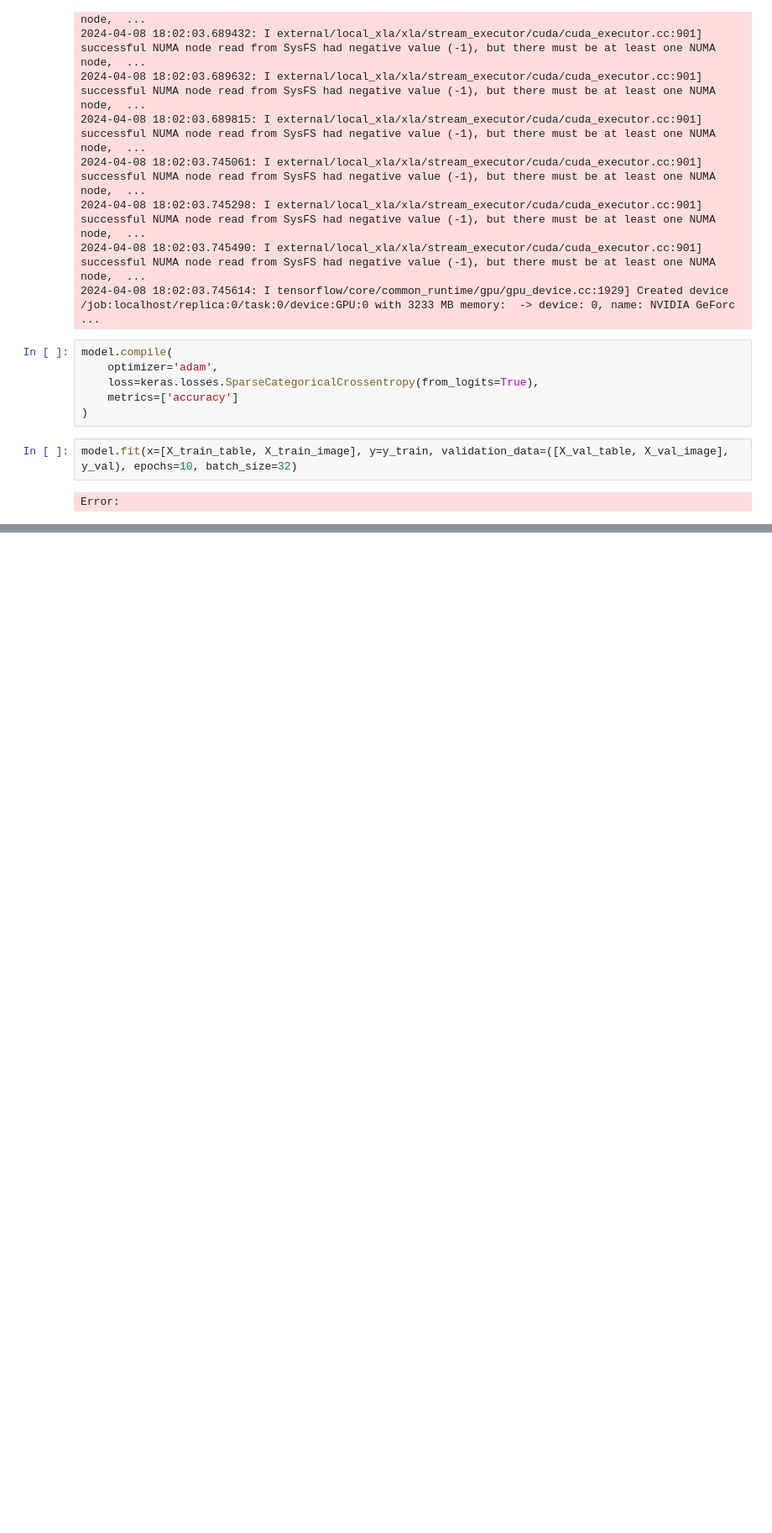
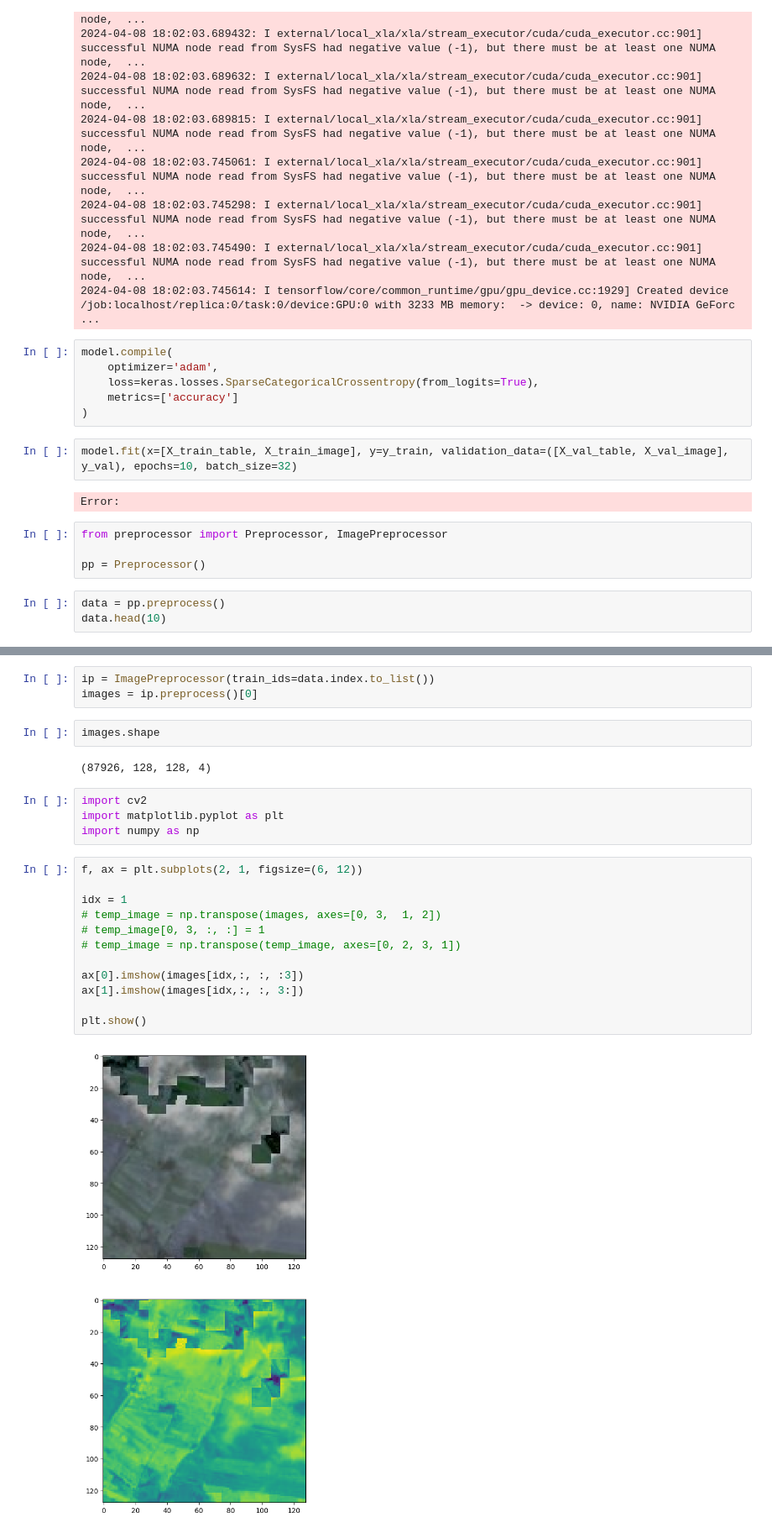
Before and after one commit to timchopard/ml-geolife, a Jupyter notebook: scratchpad-tim.ipynb, the cells around one changed output, grey strips where cells are left out. Shown at 84% size. Saved outputs shown, nothing was run; the diff lists cells and outputs as text; blank space fills up the shorter version.

```diff
--- a/scratchpad-tim.ipynb
+++ b/scratchpad-tim.ipynb
@@ -117,3 +117,10 @@ model.compile(
 model.fit(x=[X_train_table, X_train_image], y=y_train, validation_data=([X_val_table, X_val_image], y_val), epochs=10, batch_size=32)
 # %% [output]
 Error:
+# %%
+from preprocessor import Preprocessor, ImagePreprocessor
+
+pp = Preprocessor()
+# %%
+data = pp.preprocess()
+data.head(10)
@@ -119,0 +145,25 @@ Error:
+# %%
+ip = ImagePreprocessor(train_ids=data.index.to_list())
+images = ip.preprocess()[0]
+# %%
+images.shape
+# %% [output]
+(87926, 128, 128, 4)
+# %%
+import cv2
+import matplotlib.pyplot as plt
+import numpy as np
+# %%
+f, ax = plt.subplots(2, 1, figsize=(6, 12))
+
+idx = 1
+# temp_image = np.transpose(images, axes=[0, 3,  1, 2])
+# temp_image[0, 3, :, :] = 1
+# temp_image = np.transpose(temp_image, axes=[0, 2, 3, 1])
+
+ax[0].imshow(images[idx,:, :, :3])
+ax[1].imshow(images[idx,:, :, 3:])
+
+plt.show()
+# %% [output]
+[figure, added]
```
Also changed, not shown: parts of 4 cells of this notebook, 4 other files.
